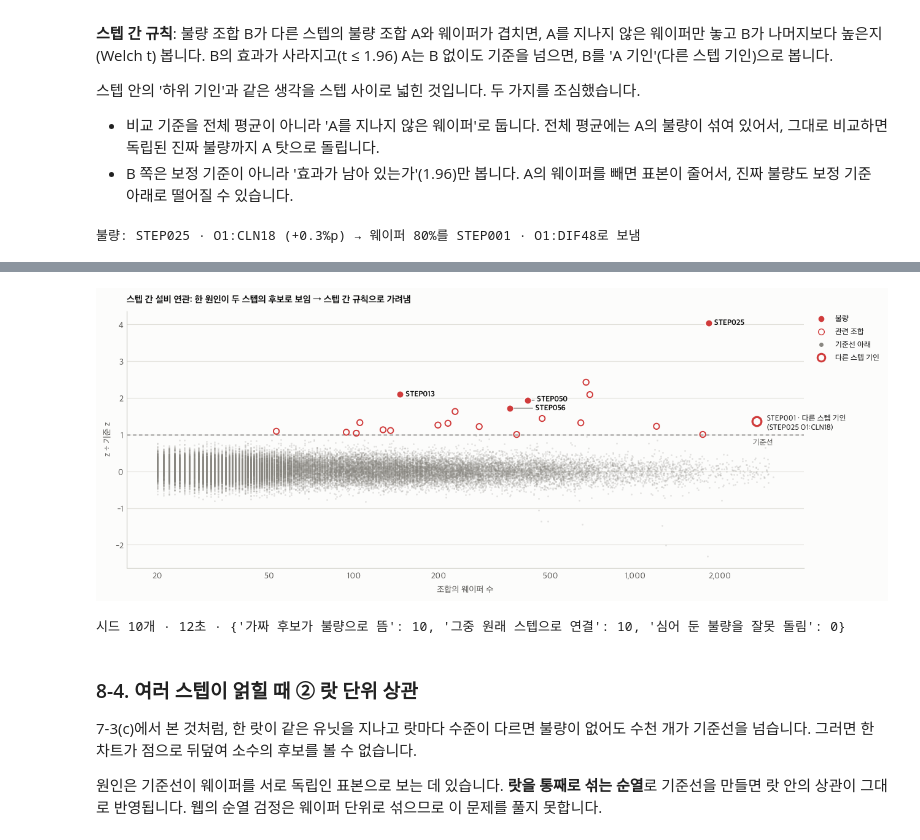
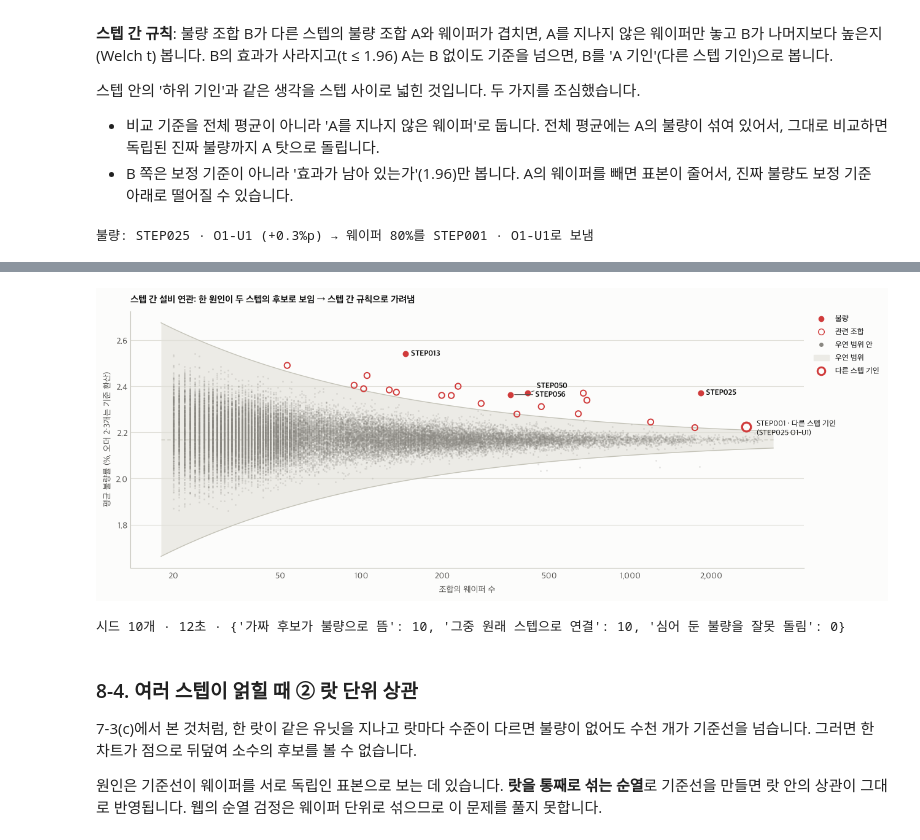
Before and after one commit to mikebbang/edu_claude, a Jupyter notebook: notebooks/funnel_check.ipynb, the cells around one changed output, grey strips where cells are left out. Cells and saved outputs as stored; diff of their text form; code cells hidden in the pictures.

```diff
--- a/notebooks/funnel_check.ipynb
+++ b/notebooks/funnel_check.ipynb
@@ -23,5 +24,6 @@ main 브랜치 웹 화면(`index.html`, `js/*.js`)의 분석 로직과 차트를
 # %%
 SEED = 20260928     # 데이터 시드 (웹 기본값)
+EFFECTS = {'pair_a': 0.45, 'pair_b': 0.0, 'single': 0.10, 'triple': 0.0}   # 예시 데이터에 심을 불량(%p). 웹 기본값은 0.25 · 0.25 · 0.15 · 0.45
 MIN_N = 20          # 조합 최소 웨이퍼 수 (웹 슬라이더 기본값)
 ENV = 'bonf'        # 판정 기준: 'bonf' 조합 수 보정 · 'perm' 순열 검정 · 'raw' 보정 없음 99.8%
 N_PERM = 100        # 순열 검정 횟수 (웹과 같음)
@@ -536,12 +546,13 @@ def generate(seed: int = 20260928, **options) -> dict:
 # %%
 t0 = time.perf_counter()
-data = generate(SEED)
+data = generate(SEED, deltas=EFFECTS)
 steps, N, Y = data['steps'], data['N'], data['Y']
 TYPE_LABEL = {'pair': '오더 2개 조합', 'single': '단일 유닛', 'triple': '오더 3개 조합'}
 
 
 def path_label(st, items, sep=' → '):
-    return sep.join(f"{st['seqs'][q]['name']}:{st['seqs'][q]['units'][u]}" for q, u in items)
+    """유닛 이름에 오더가 들어 있어서(O2-U3) 이름만 잇는다"""
+    return sep.join(st['seqs'][q]['units'][u] for q, u in items)
 
 
 n_orders = sum(len(s['seqs']) for s in steps)
@@ -550,9 +561,9 @@ print(f'생성 {time.perf_counter() - t0:.1f}초 · 스텝 {len(steps)}개 ·
 print(f"Y 평균 {Y.mean():.3f}% · 표준편차 {Y.std(ddof=1):.3f} · 스텝별 이력 결측 평균 {np.mean([(a[0] == MISSING).mean() for a in data['assign']]):.2%}")
 display(pd.DataFrame([{
     '유형': TYPE_LABEL[e['type']], '스텝': steps[e['step']]['name'], '공정': steps[e['step']]['proc'],
-    '스텝 오더 수': len(steps[e['step']]['seqs']), '경로': path_label(steps[e['step']], e['items']),
+    '스텝 오더 수': len(steps[e['step']]['seqs']), '경로': path_label(steps[e['step']], sorted(e['items'])),
     '효과(%p)': e['delta'], '해당 웨이퍼': e['n'],
-} for e in data['effects']], index=pd.RangeIndex(1, 5, name='심어 둔 불량')))
+} for e in data['effects']], index=pd.RangeIndex(1, len(data['effects']) + 1, name='심어 둔 불량')))
 display(pd.DataFrame([{
     '함정 스텝': s['name'], '공정': s['proc'], '오더 수': len(s['seqs']),
     '오더별 유닛 수': ' '.join(str(len(q['units'])) for q in s['seqs']),
@@ -1008,7 +1017,7 @@ for env in ENV_LABEL:
     sm = classify(res, zks[env])
     hit = sum(t['status'] == 'bad' for t in truth_check(data, res))
     rows.append({'기준': ENV_LABEL[env], '보정 후 이탈': sm['over'], '불량': sm['bad'], '관련 · 상속': sm['inherited'],
-                 '관련 · 하위 기인': sm['explained'], '심어 둔 불량 탐지': f'{hit}/4'})
+                 '관련 · 하위 기인': sm['explained'], '심어 둔 불량 탐지': f"{hit}/{len(data['effects'])}"})
 display(pd.DataFrame(rows).set_index('기준'))
 
 zk = zks[ENV]
@@ -1989,13 +1994,24 @@ def candidate_table(d, r, zk_, c, rank=RANK):
 
 
 def plot_unified(ax, d, r, zk_, pick=None, cross=None, title=''):
-    """모든 스텝 · 모든 조합 크기를 z ÷ 기준 z로 한 장에. pick을 주면 후보를 강조하고 대표 대상으로 잇는다.
-    cross(조합 key → 다른 스텝 조합)에 든 불량은 '다른 스텝 기인'으로 따로 표시한다"""
+    """모든 스텝 · 모든 조합 크기를 한 장의 funnel로. 세로축은 평균 불량률이고, 띠는 우연 범위 μ ± z₁·σ/√n (z₁ = 단일 유닛 기준).
+    조합 크기마다 기준 z가 다르므로 오더 2·3개 조합은 전체 평균과의 차이를 z₁ ÷ z_k만큼 줄여 그린다.
+    그러면 띠 하나로 모든 크기를 정확히 판정하고(띠 위 ⇔ z > z_k), 웨이퍼가 적을수록 넓게 퍼지는 모양도 유지된다.
+    pick을 주면 후보를 강조하고 대표 대상으로 잇는다. cross(조합 key → 다른 스텝 조합)에 든 불량은 '다른 스텝 기인'으로 따로 표시한다"""
     cross = cross or {}
     cs = [c for c in r['combos'] if in_scope(c)]
-    sc = lambda c: c['z'] / zk_[c['k']]
+    mu_, z1 = r['mu'], zk_[1]
+    sc = lambda c: mu_ + (c['mean'] - mu_) * z1 / zk_[c['k']]
     fam = {b['key'] for b in candidates(r, pick)} if pick else set()
     target = representative(r, zk_, pick) if pick else None
+    ns = [c['n'] for c in cs]
+    lo, hi = max(2, min(ns) * 0.9), max(ns) * 1.1
+    grid = lo * (hi / lo) ** (np.arange(80) / 79)
+    half = z1 * r['sd'] / np.sqrt(grid)
+    ax.fill_between(grid, mu_ - half, mu_ + half, color=C['band'], lw=0, zorder=0)
+    for sign in (1, -1):
+        ax.plot(grid, mu_ + sign * half, color=C['axis'], lw=1, zorder=1)
+    ax.plot([lo, hi], [mu_, mu_], color=C['axis'], lw=1, ls=(0, (4, 3)), zorder=1)
     below = [c for c in cs if not c['over']]
     ax.scatter([c['n'] for c in below], [sc(c) for c in below], s=4, color=C['muted'], alpha=0.22, lw=0, zorder=1)
     for group, alpha in (([c for c in cs if c['over'] and c['key'] not in fam], 0.3 if pick else 1.0), ([c for c in cs if c['key'] in fam], 1.0)):
@@ -2005,8 +2021,6 @@ def plot_unified(ax, d, r, zk_, pick=None, cross=None, title=''):
         ax.scatter([c['n'] for c in bad], [sc(c) for c in bad], s=80, color=C['bad'], edgecolors=C['surface'], lw=1.8, alpha=alpha, zorder=4)
     xc = [c for c in cs if c['key'] in cross]
     ax.scatter([c['n'] for c in xc], [sc(c) for c in xc], s=110, facecolors=C['surface'], edgecolors=C['bad'], lw=2.4, zorder=5)
-    ax.axhline(1, color=C['ink2'], lw=1, ls=(0, (4, 3)))
-    ax.annotate('기준선', (max(c['n'] for c in cs), 1), xytext=(0, -4), textcoords='offset points', ha='right', va='top', fontsize=9, color=C['ink2'])
     if LOGX:
         style_logx(ax)
     steps_ = d['steps']
@@ -2029,13 +2043,14 @@ def plot_unified(ax, d, r, zk_, pick=None, cross=None, title=''):
                     (c['n'], sc(c)), xytext=(12, -2), textcoords='offset points', va='center', fontsize=9, color=C['ink'])
     handles = [Line2D([], [], marker='o', ls='', color=C['bad'], mec=C['surface'], ms=8, label='불량'),
                Line2D([], [], marker='o', ls='', mfc='none', mec=C['bad'], ms=7, label='관련 조합'),
-               Line2D([], [], marker='o', ls='', color=C['muted'], ms=4, label='기준선 아래')]
+               Line2D([], [], marker='o', ls='', color=C['muted'], ms=4, label='우연 범위 안'),
+               Patch(color=C['band'], label='우연 범위')]
     if pick:
         handles.append(Line2D([], [], marker='o', ls='', mfc='none', mec=C['accent'], mew=2, ms=11, label='고른 점'))
     if xc:
         handles.append(Line2D([], [], marker='o', ls='', mfc=C['surface'], mec=C['bad'], mew=2.2, ms=9, label='다른 스텝 기인'))
     ax.legend(handles=handles, loc='upper left', bbox_to_anchor=(1.01, 1), borderaxespad=0)
-    ax.set(title=title, xlabel='조합의 웨이퍼 수', ylabel='z ÷ 기준 z')
+    ax.set(title=title, xlabel='조합의 웨이퍼 수', ylabel='평균 불량률 (%, 오더 2·3개는 기준 환산)')
     ax.grid(axis='x', visible=False)
 # %% [markdown]
 ### 8-1. 한 차트와 대표 불량 대상
@@ -2197,8 +2324,8 @@ zl = thresholds(rl, 'bonf')
 classify(rl, zl)
 cross = cross_step_check(linked, rl, zl)
 S_, D_ = linked['steps'][src[0]], linked['steps'][ds]
-print(f"불량: {S_['name']} · {S_['seqs'][src[1]]['name']}:{S_['seqs'][src[1]]['units'][src[2]]} (+0.3%p) → "
-      f"웨이퍼 {LINK:.0%}를 {D_['name']} · {D_['seqs'][dq]['name']}:{D_['seqs'][dq]['units'][0]}로 보냄")
+print(f"불량: {S_['name']} · {S_['seqs'][src[1]]['units'][src[2]]} (+0.3%p) → "
+      f"웨이퍼 {LINK:.0%}를 {D_['name']} · {D_['seqs'][dq]['units'][0]}로 보냄")
 link_rows = []
 for c in sorted((c for c in rl['combos'] if c['status'] == 'bad'), key=lambda c: -metric(c, rl, zl)):
     st_ = linked['steps'][c['step']]
@@ -2228,6 +2355,6 @@ for sd_ in link_seeds:
     link_stats['심어 둔 불량을 잘못 돌림'] += sum(k in truth_keys(lk) for k in cr)
 print(f'시드 {len(link_seeds)}개 · {time.perf_counter() - t0:.0f}초 · {link_stats}')
 # %% [output]
-불량: STEP025 · O1:CLN18 (+0.3%p) → 웨이퍼 80%를 STEP001 · O1:DIF48로 보냄
+불량: STEP025 · O1-U1 (+0.3%p) → 웨이퍼 80%를 STEP001 · O1-U1로 보냄
 |  | 스텝 | 공정 | 경로 | 오더 수 | 웨이퍼 | 차이(%p) | z ÷ 기준 z | 영향 (웨이퍼 × %p) | 현재 판정 | 스텝 간 규칙 |
 | 후보 |  |  |  |  |  |  |  |  |  |  |
@@ -2239,4 +2366,4 @@ print(f'시드 {len(link_seeds)}개 · {time.perf_counter() - t0:.0f}초 · {lin
-[figure, old version]
+[figure, new version]
 시드 10개 · 12초 · {'가짜 후보가 불량으로 뜸': 10, '그중 원래 스텝으로 연결': 10, '심어 둔 불량을 잘못 돌림': 0}
 # %% [markdown]
 ### 8-4. 여러 스텝이 얽힐 때 ② 랏 단위 상관
```
Also changed, not shown: parts of 30 cells of this notebook.
